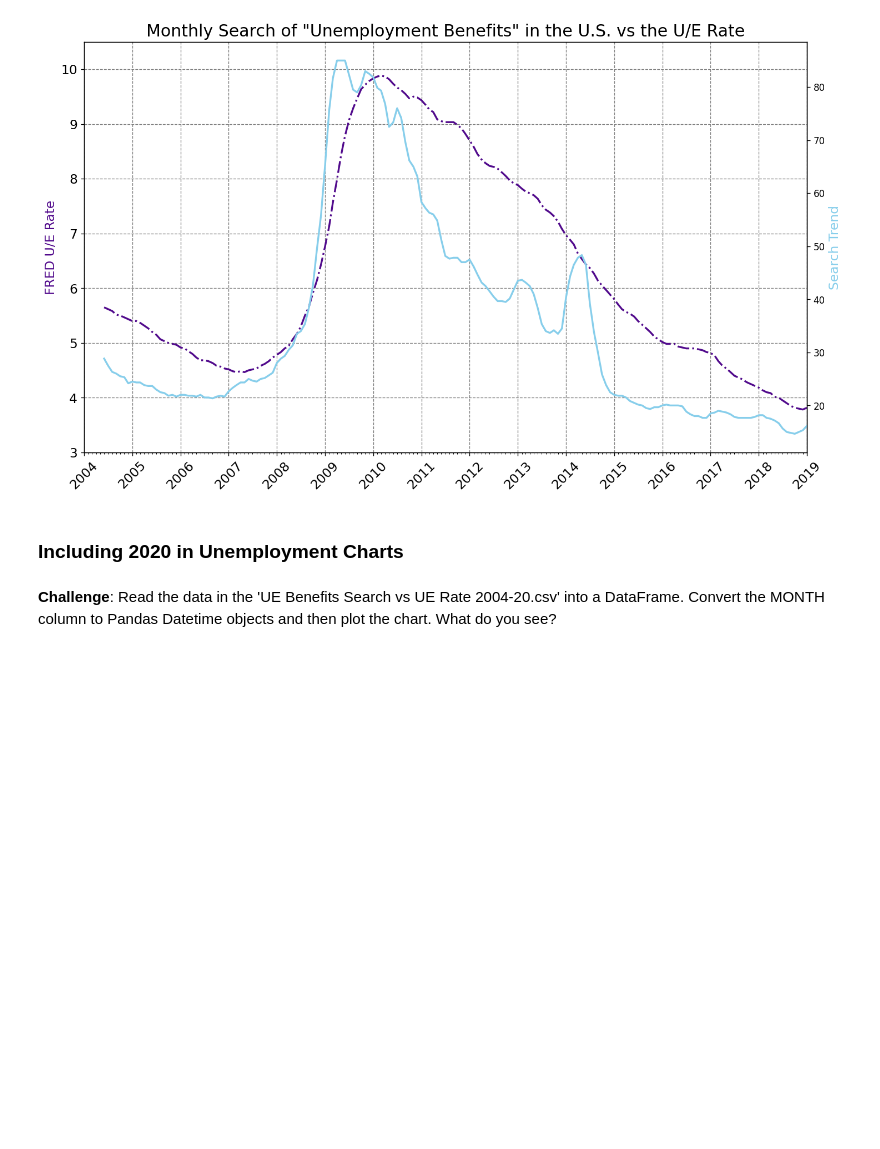
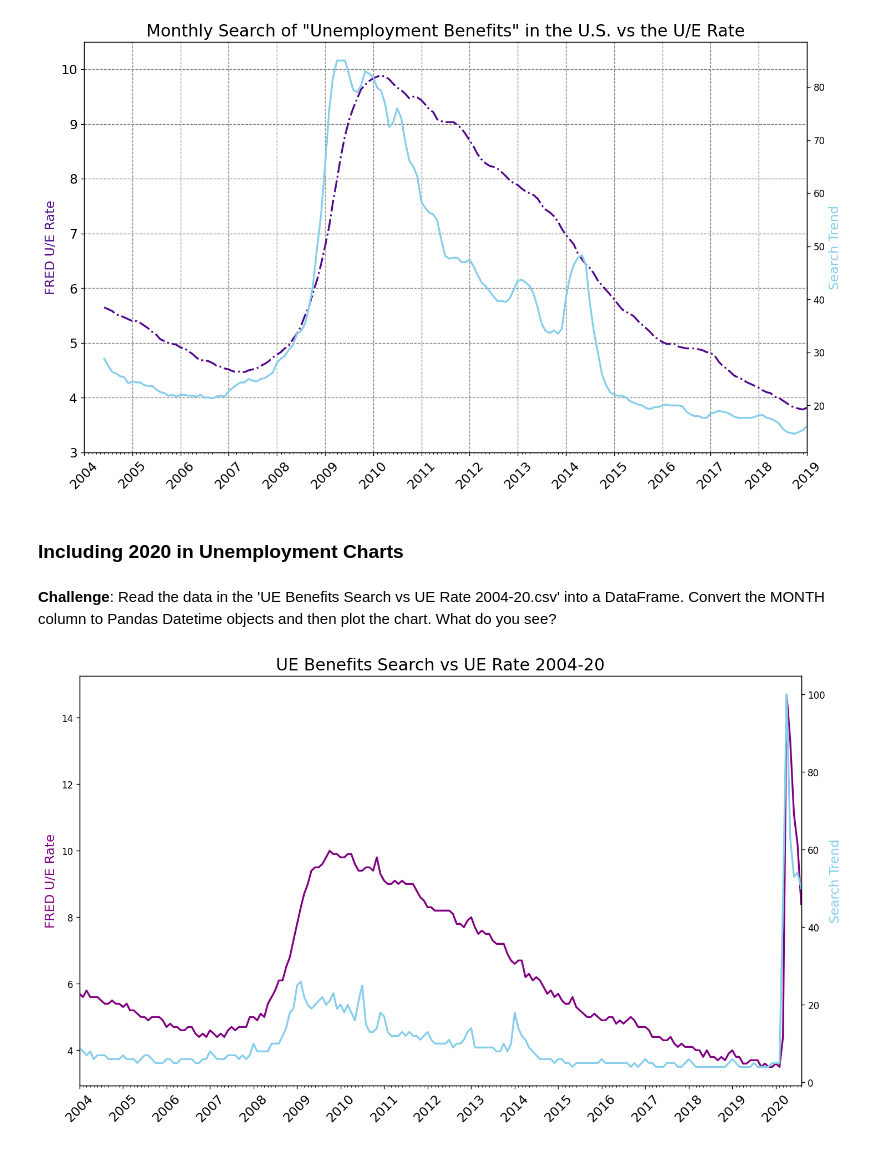
Before and after one commit to AndyRoy04/100DaysOfCode_Python, a Jupyter notebook: Day_75/Google Trends and Data Visualisation (start).ipynb, the cells around one changed output. Cells and saved outputs as stored; diff of their text form; code cells hidden in the pictures; blank space fills up the shorter version.

Commit message:
The Effect of New Data (Data Visualization)

```diff
--- a/Day_75/Google Trends and Data Visualisation (start).ipynb
+++ b/Day_75/Google Trends and Data Visualisation (start).ipynb
@@ -367,3 +367,36 @@ plt.show()
 ### Including 2020 in Unemployment Charts
 # %% [markdown]
 **Challenge**: Read the data in the 'UE Benefits Search vs UE Rate 2004-20.csv' into a DataFrame. Convert the MONTH column to Pandas Datetime objects and then plot the chart. What do you see?
+# %%
+df_ue_rate_2020 = pd.read_csv("UE Benefits Search vs UE Rate 2004-20.csv")
+# %%
+df_ue_rate_2020['MONTH'] = pd.to_datetime(df_ue_rate_2020.MONTH)
+# %%
+plt.figure(figsize=(14, 8), dpi=120)     # increases size and resolution
+plt.title('UE Benefits Search vs UE Rate 2004-20', fontsize=18)
+
+# increasing the size and rotating the labels
+plt.xticks(fontsize=14, rotation=45)
+
+ax1 = plt.gca()
+ax2 = ax1.twinx()
+
+# formating the ticks from the matplotlib DATEs module
+ax1.xaxis.set_major_locator(years)
+ax1.xaxis.set_major_formatter(years_fmt)
+ax1.xaxis.set_minor_locator(months)
+
+# Increase fontsize and linewidth for larger charts
+ax1.set_ylabel('FRED U/E Rate', color='purple', fontsize=14)
+ax2.set_ylabel('Search Trend', color='skyblue', fontsize=14)
+
+# Setting minimum and maximum values on the axes
+ax1.set_xlim([df_ue_rate_2020.MONTH.min(), df_ue_rate_2020.MONTH.max()])
+
+ax1.plot(df_ue_rate_2020.MONTH, df_ue_rate_2020.UNRATE, color='purple', linewidth=2)
+ax2.plot(df_ue_rate_2020.MONTH, df_ue_rate_2020.UE_BENEFITS_WEB_SEARCH, color='skyblue', linewidth=2)
+
+# Displays chart explicitly
+plt.show()
+# %% [output]
+[figure, added]
```
